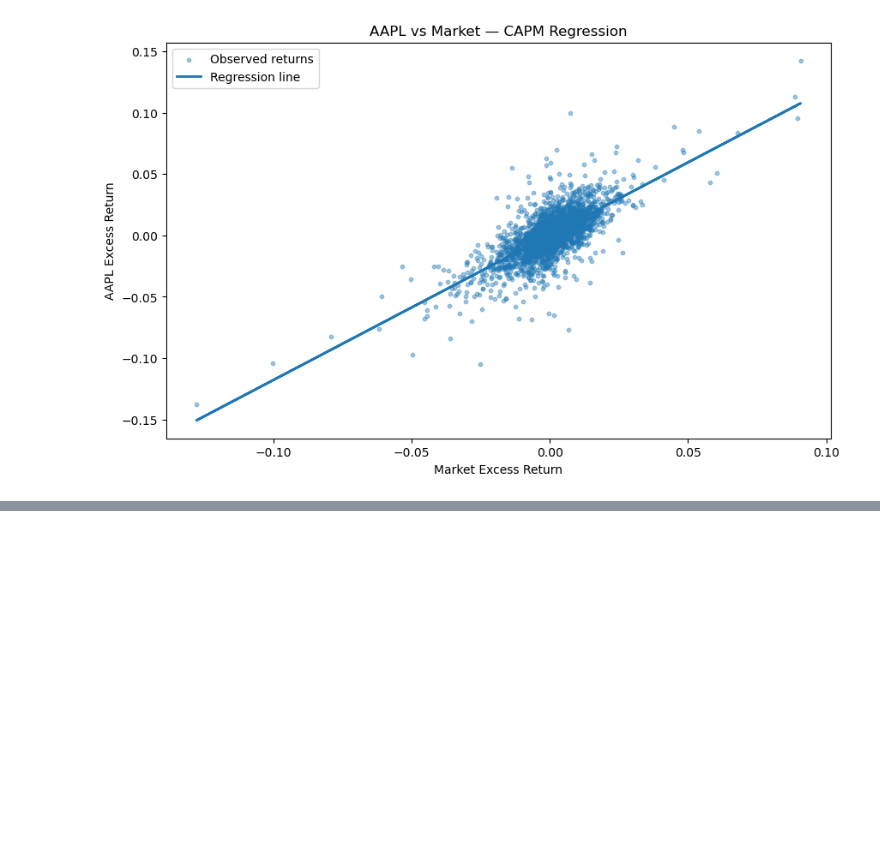
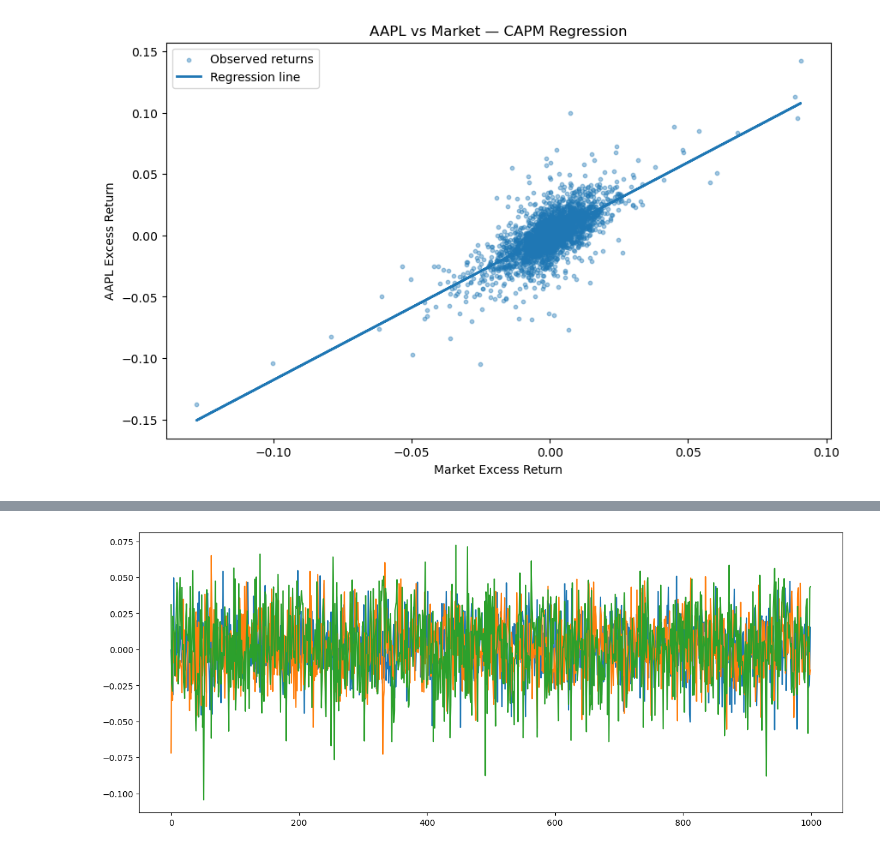
Before and after one commit to Priyansh956/Risk-engine-, a Jupyter notebook: notebooks/main.ipynb, the cells around one changed output, grey strips where cells are left out. Drawn from its saved outputs; the diff is of its cells as text; code cells hidden in the pictures; blank space fills up the shorter version.

```diff
--- a/notebooks/main.ipynb
+++ b/notebooks/main.ipynb
@@ -557,0 +561,11 @@ plt.show()
+# %%
+revenue_mean = log_returns_of_portfolio.mean()
+revenue_std_deviation = log_returns_of_portfolio.std()
+iterations = 1000
+
+revenue = np.random.normal(
+    loc = revenue_mean,
+    scale = revenue_std_deviation,
+    size=(iterations, len(log_returns_of_portfolio.columns))
+)
+print(revenue)
@@ -557,0 +580,6 @@ plt.show()
+# %%
+plt.figure(figsize=(15, 6))
+plt.plot(revenue)
+plt.show()
+# %% [output]
+[figure, added]
```
Also changed, not shown: parts of 24 cells of this notebook.
